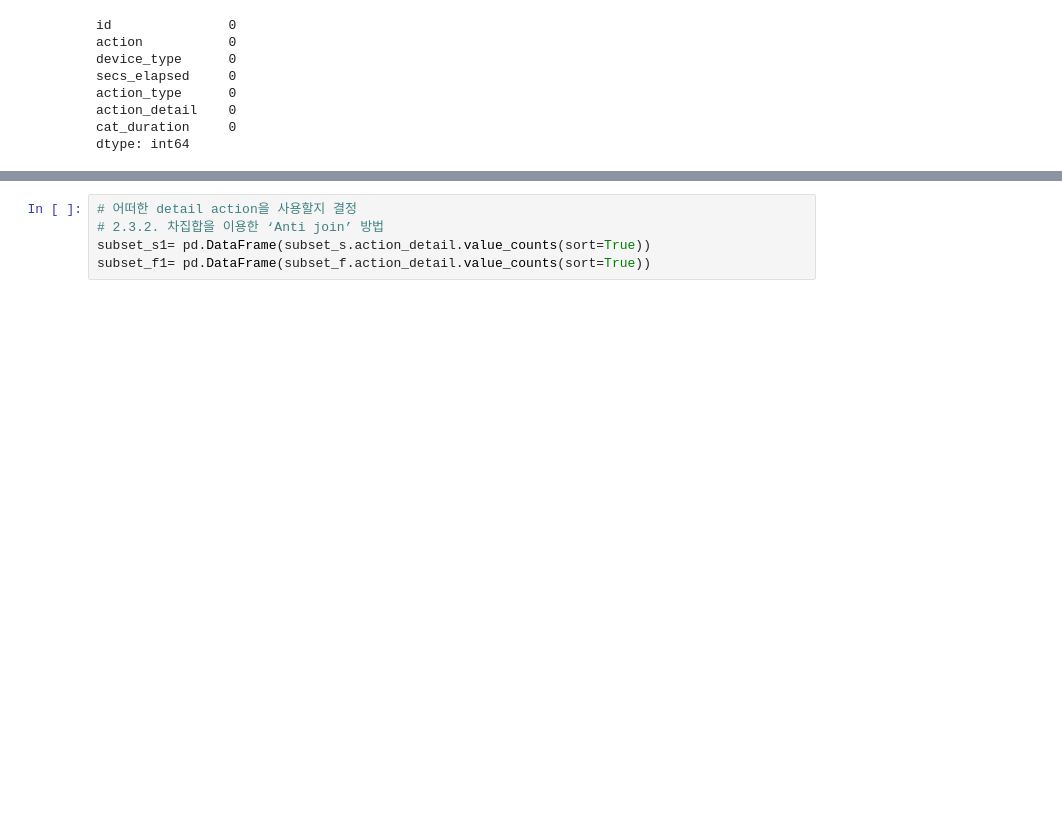
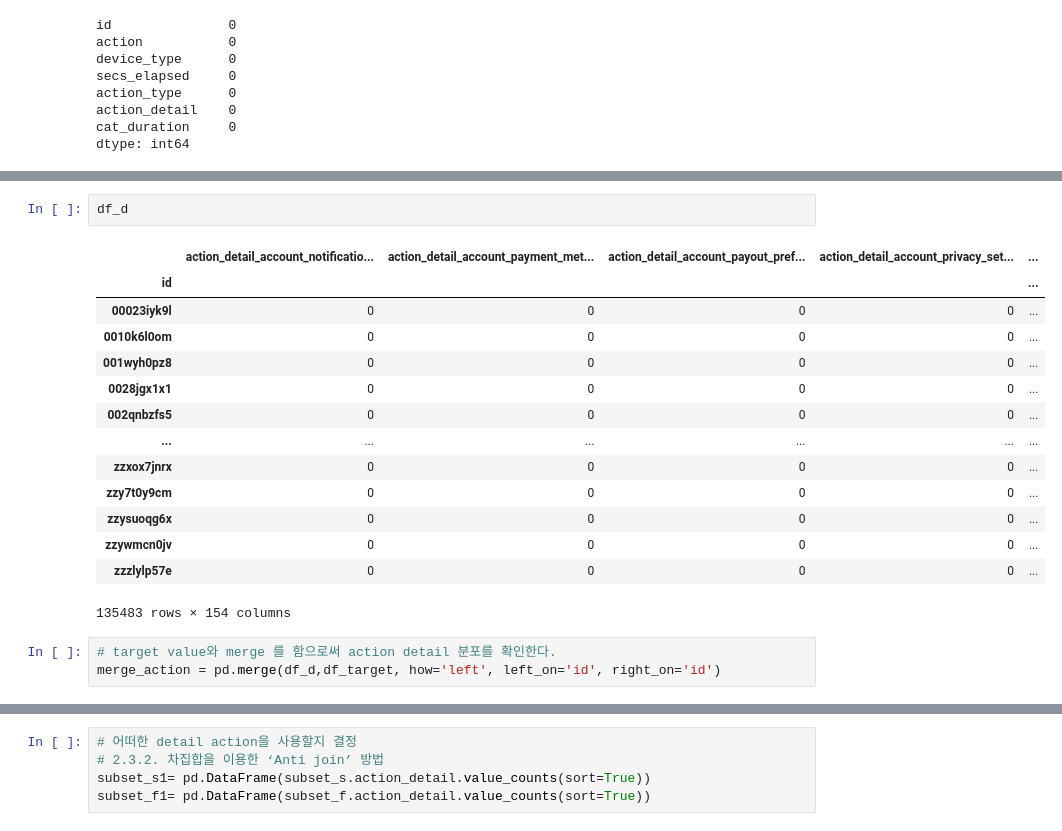
Before and after one commit to Kim-Jong-Gyu/3rdBA, a Jupyter notebook: final_selsction.ipynb, the cells around one changed output, grey strips where cells are left out. Cells and saved outputs as stored; diff of their text form; blank space fills up the shorter version.

```diff
--- a/final_selsction.ipynb
+++ b/final_selsction.ipynb
@@ -60,0 +90,20 @@ dtype: int64
+# %%
+df_d
+# %% [output]
+|  | action_detail_account_notificatio... | action_detail_account_payment_met... | action_detail_account_payout_pref... | action_detail_account_privacy_set... | ... |
+| id |  |  |  |  | ... |
+| 00023iyk9l | 0 | 0 | 0 | 0 | ... |
+| 0010k6l0om | 0 | 0 | 0 | 0 | ... |
+| 001wyh0pz8 | 0 | 0 | 0 | 0 | ... |
+| 0028jgx1x1 | 0 | 0 | 0 | 0 | ... |
+| 002qnbzfs5 | 0 | 0 | 0 | 0 | ... |
+| ... | ... | ... | ... | ... | ... |
+| zzxox7jnrx | 0 | 0 | 0 | 0 | ... |
+| zzy7t0y9cm | 0 | 0 | 0 | 0 | ... |
+| zzysuoqg6x | 0 | 0 | 0 | 0 | ... |
+| zzywmcn0jv | 0 | 0 | 0 | 0 | ... |
+| zzzlylp57e | 0 | 0 | 0 | 0 | ... |
+135483 rows × 154 columns
+# %%
+# target value와 merge 를 함으로써 action detail 분포를 확인한다.
+merge_action = pd.merge(df_d,df_target, how='left', left_on='id', right_on='id')
```
Also changed, not shown: parts of 75 cells of this notebook, 3 other files.
